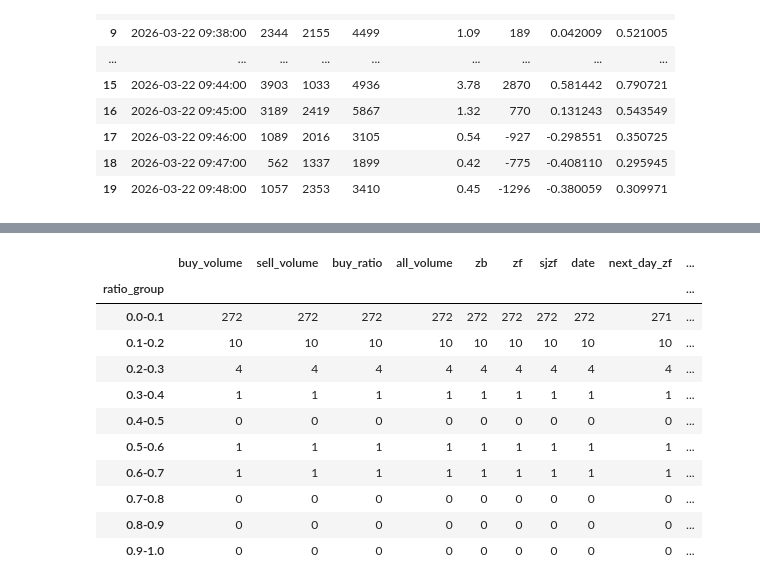
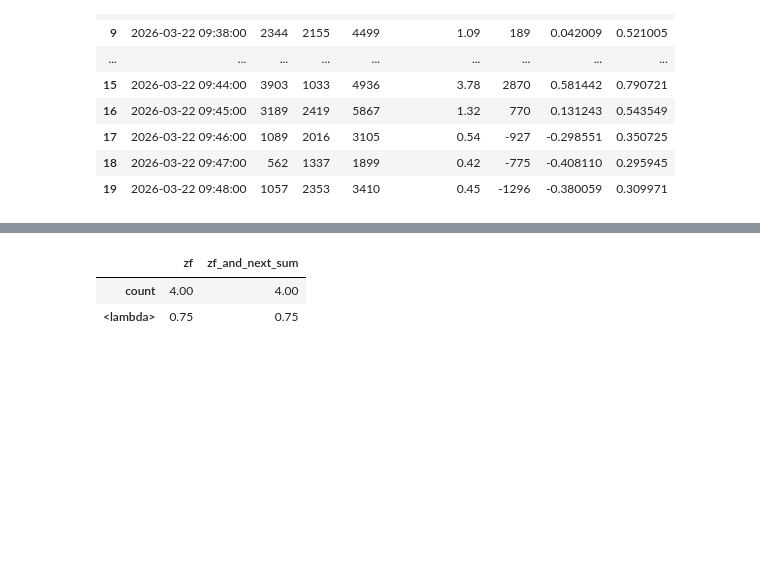
Before and after one commit to chen-cyw-yan/GP, a Jupyter notebook: 当日策列/股票数据.ipynb, the cells around one changed output, grey strips where cells are left out. Drawn from its saved outputs; the diff is of its cells as text; code cells hidden in the pictures; blank space fills up the shorter version.

```diff
--- a/当日策列/股票数据.ipynb
+++ b/当日策列/股票数据.ipynb
@@ -154,7 +154,7 @@ print('login respond  error_msg:'+lg.error_msg)
 # 详细指标参数，参见“历史行情指标参数”章节；“分钟线”参数与“日线”参数不同。“分钟线”不包含指数。
 # 分钟线指标：date,time,code,open,high,low,close,volume,amount,adjustflag
 # 周月线指标：date,code,open,high,low,close,volume,amount,adjustflag,turn,pctChg
-rs = bs.query_history_k_data_plus("sh.600468",
+rs = bs.query_history_k_data_plus("sh.603757",
     "date,time,code,open,high,low,close,volume,amount,adjustflag",
     start_date='2025-01-01', end_date='2026-03-22',
     frequency="5", adjustflag="3")
@@ -404,16 +407,15 @@ min15_df.groupby('ratio_group').agg({
 # %%
+min15_df.loc[min15_df['buy_ratio_norm']>=0.7].agg({
+    'zf':['count',
+          lambda x:(x>0).sum()/x.count()],
+    'zf_and_next_sum':[
+        'count',
+        lambda x:(x>0).sum()/x.count()],
+
+})
 # %% [output]
-|  | buy_volume | sell_volume | buy_ratio | all_volume | zb | zf | sjzf | date | next_day_zf | ... |
-| ratio_group |  |  |  |  |  |  |  |  |  | ... |
-| 0.0-0.1 | 272 | 272 | 272 | 272 | 272 | 272 | 272 | 272 | 271 | ... |
-| 0.1-0.2 | 10 | 10 | 10 | 10 | 10 | 10 | 10 | 10 | 10 | ... |
-| 0.2-0.3 | 4 | 4 | 4 | 4 | 4 | 4 | 4 | 4 | 4 | ... |
-| 0.3-0.4 | 1 | 1 | 1 | 1 | 1 | 1 | 1 | 1 | 1 | ... |
-| 0.4-0.5 | 0 | 0 | 0 | 0 | 0 | 0 | 0 | 0 | 0 | ... |
-| 0.5-0.6 | 1 | 1 | 1 | 1 | 1 | 1 | 1 | 1 | 1 | ... |
-| 0.6-0.7 | 1 | 1 | 1 | 1 | 1 | 1 | 1 | 1 | 1 | ... |
-| 0.7-0.8 | 0 | 0 | 0 | 0 | 0 | 0 | 0 | 0 | 0 | ... |
-| 0.8-0.9 | 0 | 0 | 0 | 0 | 0 | 0 | 0 | 0 | 0 | ... |
-| 0.9-1.0 | 0 | 0 | 0 | 0 | 0 | 0 | 0 | 0 | 0 | ... |
+|  | zf | zf_and_next_sum |
+| count | 4.00 | 4.00 |
+| <lambda> | 0.75 | 0.75 |
 # %%
 # %% [output]
```
Also changed, not shown: parts of 5 cells of this notebook.
